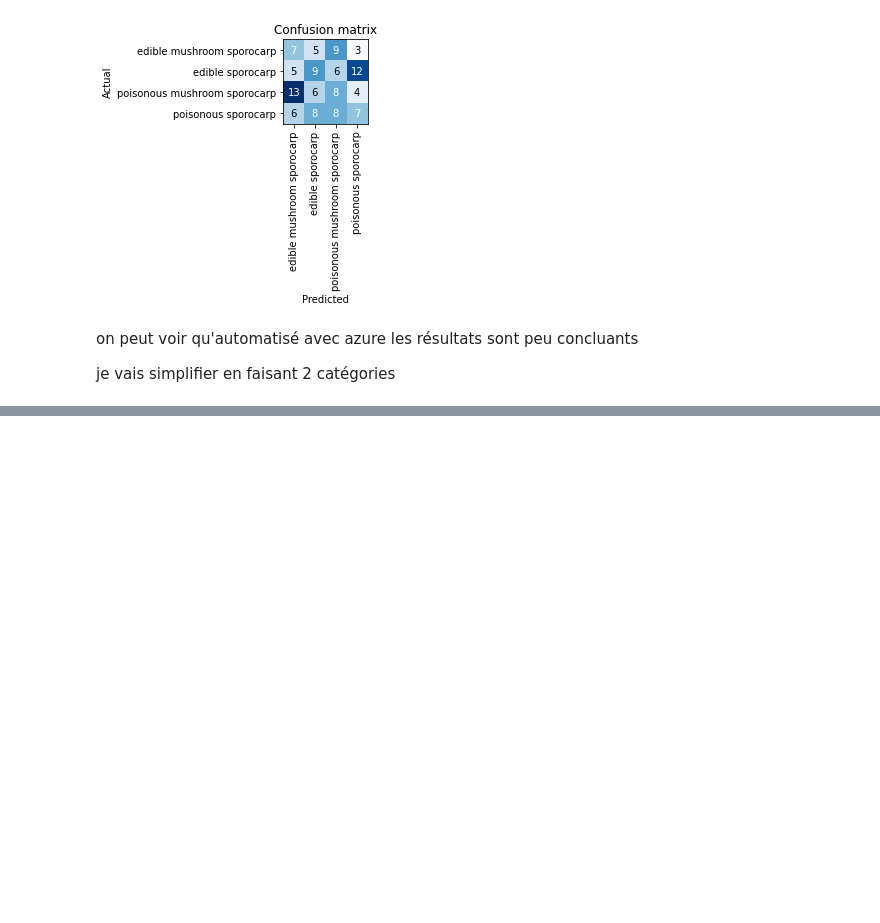
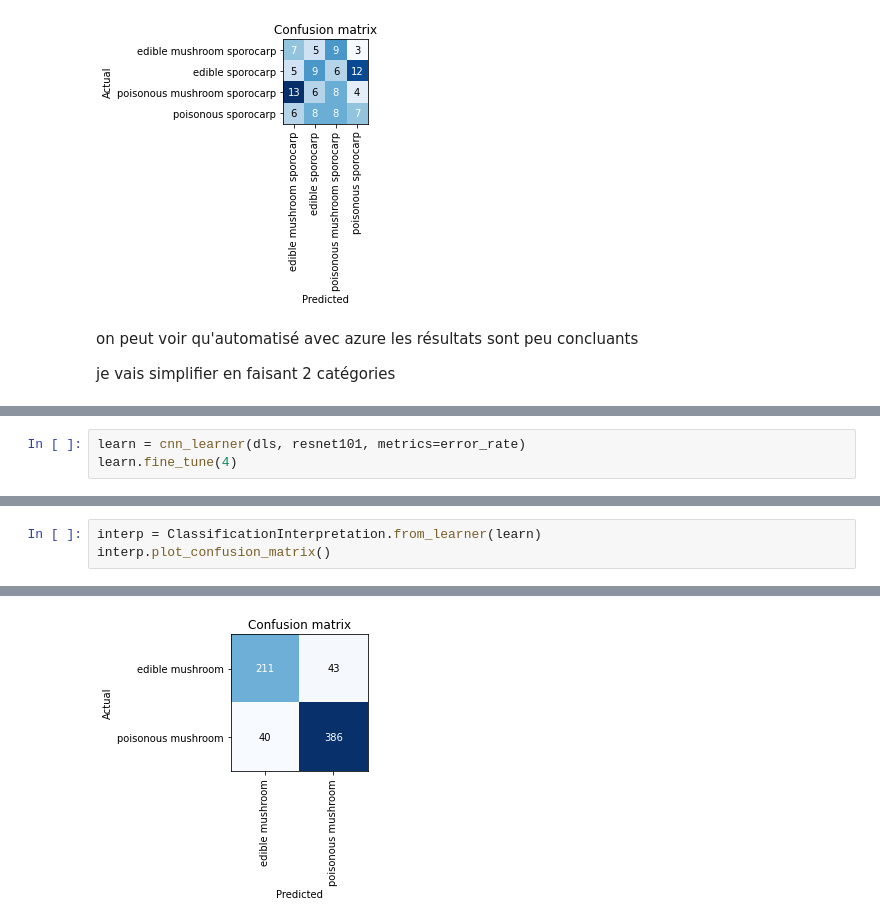
Before and after one commit to ArmandBroutinDev/cours-deeplearning, a Jupyter notebook: mushroompicker.ipynb, the cells around one changed output, grey strips where cells are left out. Drawn from its saved outputs; the diff is of its cells as text; blank space fills up the shorter version.

```diff
--- a/mushroompicker.ipynb
+++ b/mushroompicker.ipynb
@@ -313,0 +383,3 @@ fns
+# %%
+learn = cnn_learner(dls, resnet101, metrics=error_rate)
+learn.fine_tune(4)
@@ -313,0 +395,4 @@ fns
+# %%
+interp = ClassificationInterpretation.from_learner(learn)
+interp.plot_confusion_matrix()
+# %% [output]
@@ -313,0 +400 @@ fns
+[figure, added]
```
Also changed, not shown: parts of 18 cells of this notebook.
